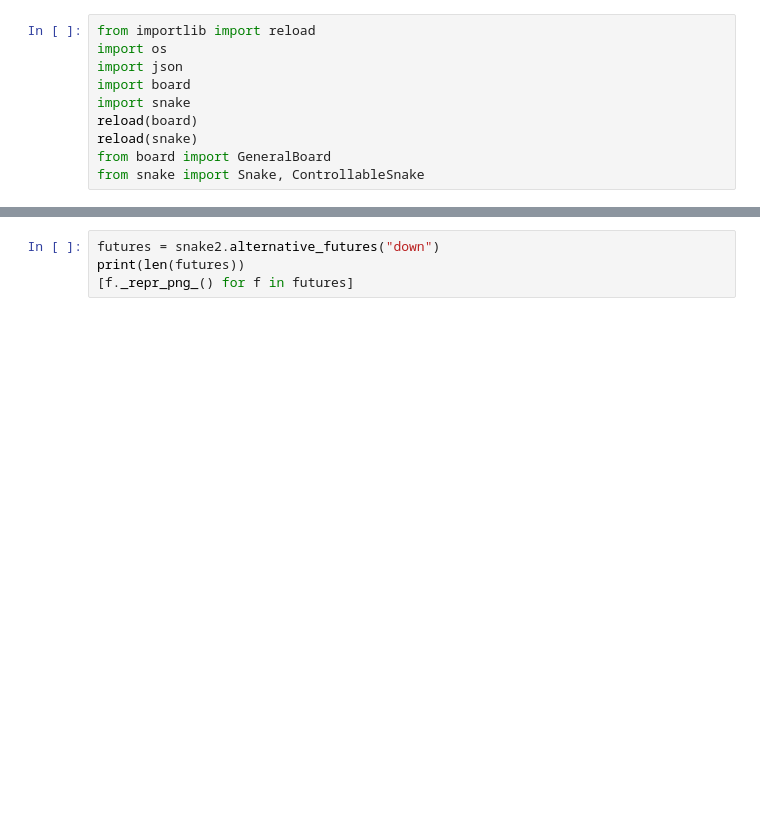
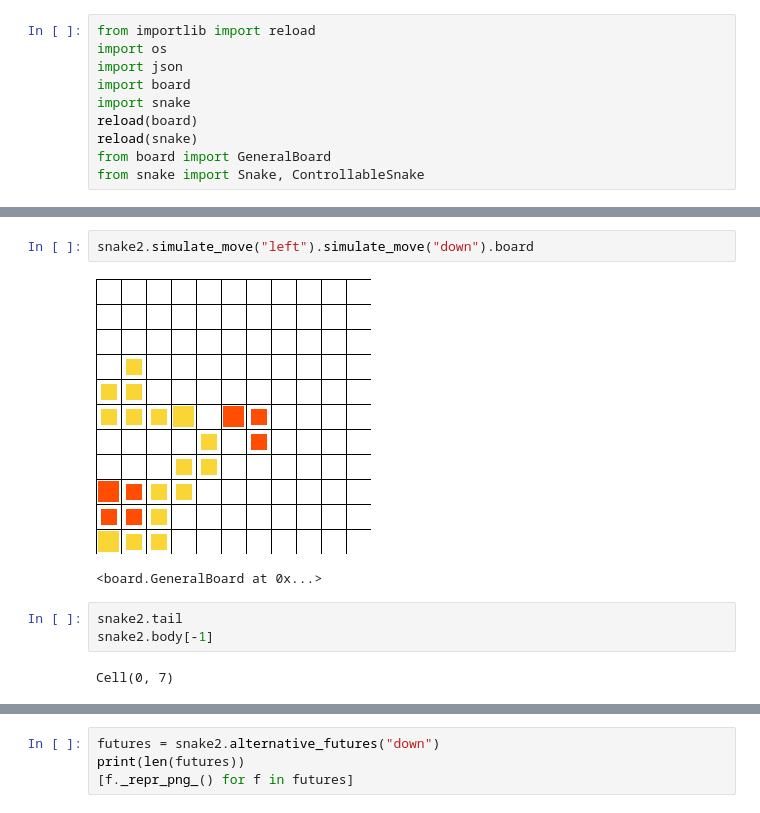
Before and after one commit to anforsm/battlesnake-AI, a Jupyter notebook: main.ipynb, the cells around one changed output, grey strips where cells are left out. Cells and saved outputs as stored; diff of their text form; blank space fills up the shorter version.

```diff
--- a/main.ipynb
+++ b/main.ipynb
@@ -29,0 +46,10 @@ board
+# %%
+snake2.simulate_move("left").simulate_move("down").board
+# %% [output]
+[figure, added]
+<board.GeneralBoard at 0x...>
+# %%
+snake2.tail
+snake2.body[-1]
+# %% [output]
+Cell(0, 7)
```
Also changed, not shown: parts of 7 cells of this notebook, 5 other files.
